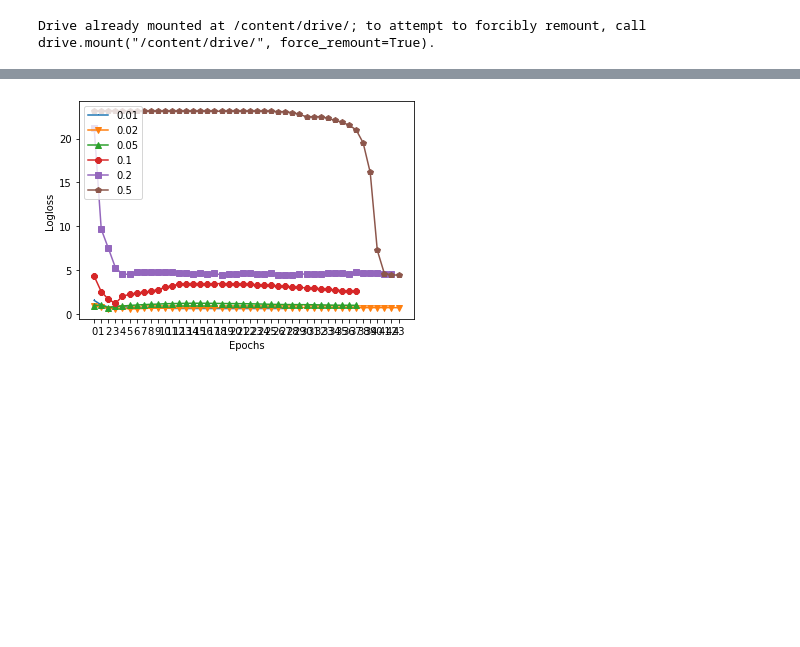
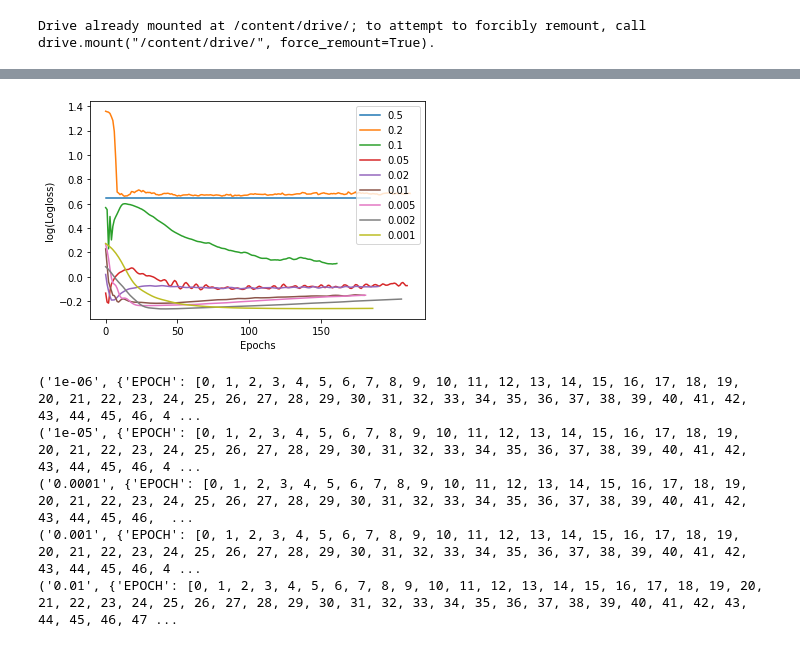
Before and after one commit to JiahaoLU/CTRPrediction, a Jupyter notebook: CTRPrediction_colab.ipynb, the cells around one changed output, grey strips where cells are left out. Drawn from its saved outputs; the diff is of its cells as text; code cells hidden in the pictures; blank space fills up the shorter version.

```diff
--- a/CTRPrediction_colab.ipynb
+++ b/CTRPrediction_colab.ipynb
@@ -644,35 +645,92 @@ one hot encoding: feature app_domain
 import json
 import matplotlib.pyplot as plt
 import numpy as np
+from numpy import log10
 
 
 def plot_learning_rate():
-    with open("/content/learning_rate.json","r") as dump_f:
+    with open("/content/drive/My Drive/Colab Notebooks/learning_rate.json","r") as dump_f:
         load_dict = json.load(dump_f)
 
     for i,(k,v) in enumerate(load_dict.items()):
         print((k,v))
     keys = list(load_dict.keys())
+    keys.reverse()
 
-    markers = ',v^8sph'
+    # markers = 'v^8sph'
     i = 0
     for key in keys:
-        plt.plot(load_dict[key]['EPOCH'],load_dict[key]['val_loss_list'],marker=markers[i])
+        plt.plot(load_dict[key]['EPOCH'],[log10(i) for i in load_dict[key]['val_loss_list']])
         i += 1
 
 
     plt.xlabel('Epochs')
-    plt.ylabel('Logloss')
+    plt.ylabel('log(Logloss)')
 
-    my_x_ticks = np.arange(0, len(load_dict[key]['EPOCH']), 1)
+    my_x_ticks = np.arange(0, len(load_dict[keys[0]]['EPOCH']), 50)
     plt.xticks(my_x_ticks)
 
-    plt.legend(keys, loc='upper left')
+    plt.legend(keys, loc='upper right')
+    # plt.figure()
+    plt.savefig("/content/drive/My Drive/Colab Notebooks/lr_plot.png",dpi=300)
     plt.show()
 
+def plot_weight_decay():
+    with open("/content/drive/My Drive/Colab Notebooks/Weight_decay.json","r") as dump_f:
+        load_dict = json.load(dump_f)
+
+    for i,(k,v) in enumerate(load_dict.items()):
+        print((k,v))
+    keys = list(load_dict.keys())
+    keys.reverse()
+
+    # markers = 'v^8sph1234Dd'
+    i = 0
+    for key in keys:
+        plt.plot(load_dict[key]['EPOCH'],[log10(i) for i in load_dict[key]['val_loss_list']])
+        i += 1
+
+
+    plt.xlabel('Epochs')
+    plt.ylabel('log(Logloss)')
+
+    my_x_ticks = np.arange(0, len(load_dict[keys[0]]['EPOCH']), 50)
+    plt.xticks(my_x_ticks)
+
+    plt.legend(keys, loc='upper right')
+    # plt.figure()
+    plt.savefig("/content/drive/My Drive/Colab Notebooks/wd_plot.png",dpi=300)
+    plt.show()
+
+def plot_embed_dim():
+    with open("/content/drive/My Drive/Colab Notebooks/EMBED_DIM.json","r") as dump_f:
+        load_dict = json.load(dump_f)
+
+    for i,(k,v) in enumerate(load_dict.items()):
+        print((k,v))
+    keys = list(load_dict.keys())
+    keys.reverse()
+
+    # markers = 'v^8sph1234Dd'
+    i = 0
+    for key in keys:
+        plt.plot(load_dict[key]['EPOCH'],[log10(i) for i in load_dict[key]['val_loss_list']])
+        i += 1
+
+
+    plt.xlabel('Epochs')
+    plt.ylabel('log(Logloss)')
+
+    my_x_ticks = np.arange(0, len(load_dict[keys[0]]['EPOCH']), 50)
+    plt.xticks(my_x_ticks)
+
+    plt.legend(keys, loc='upper right')
+    # plt.figure()
+    plt.savefig("/content/drive/My Drive/Colab Notebooks/ed_plot.png",dpi=300)
+    plt.show()
 
 def plot_one_learning_rate():
-    with open("/content/learning_rate.json","r") as dump_f:
+    with open("/content/drive/My Drive/Colab Notebooks/learning_rate.json","r") as dump_f:
         load_dict = json.load(dump_f)
 
     for i,(k,v) in enumerate(load_dict.items()):
@@ -696,4 +754,6 @@ def plot_one_learning_rate():
     plt.show()
 
 plot_learning_rate()
+plot_weight_decay()
+plot_embed_dim()
 # %% [output]
@@ -706 +769,6 @@ plot_learning_rate()
-[figure, old version]
+[figure, new version]
+('1e-06', {'EPOCH': [0, 1, 2, 3, 4, 5, 6, 7, 8, 9, 10, 11, 12, 13, 14, 15, 16, 17, 18, 19, 20, 21, 22, 23, 24, 25, 26, 27, 28, 29, 30, 31, 32, 33, 34, 35, 36, 37, 38, 39, 40, 41, 42, 43, 44, 45, 46, 4 ...
+('1e-05', {'EPOCH': [0, 1, 2, 3, 4, 5, 6, 7, 8, 9, 10, 11, 12, 13, 14, 15, 16, 17, 18, 19, 20, 21, 22, 23, 24, 25, 26, 27, 28, 29, 30, 31, 32, 33, 34, 35, 36, 37, 38, 39, 40, 41, 42, 43, 44, 45, 46, 4 ...
+('0.0001', {'EPOCH': [0, 1, 2, 3, 4, 5, 6, 7, 8, 9, 10, 11, 12, 13, 14, 15, 16, 17, 18, 19, 20, 21, 22, 23, 24, 25, 26, 27, 28, 29, 30, 31, 32, 33, 34, 35, 36, 37, 38, 39, 40, 41, 42, 43, 44, 45, 46,  ...
+('0.001', {'EPOCH': [0, 1, 2, 3, 4, 5, 6, 7, 8, 9, 10, 11, 12, 13, 14, 15, 16, 17, 18, 19, 20, 21, 22, 23, 24, 25, 26, 27, 28, 29, 30, 31, 32, 33, 34, 35, 36, 37, 38, 39, 40, 41, 42, 43, 44, 45, 46, 4 ...
+('0.01', {'EPOCH': [0, 1, 2, 3, 4, 5, 6, 7, 8, 9, 10, 11, 12, 13, 14, 15, 16, 17, 18, 19, 20, 21, 22, 23, 24, 25, 26, 27, 28, 29, 30, 31, 32, 33, 34, 35, 36, 37, 38, 39, 40, 41, 42, 43, 44, 45, 46, 47 ...
```
Also changed, not shown: parts of 2 cells of this notebook.
